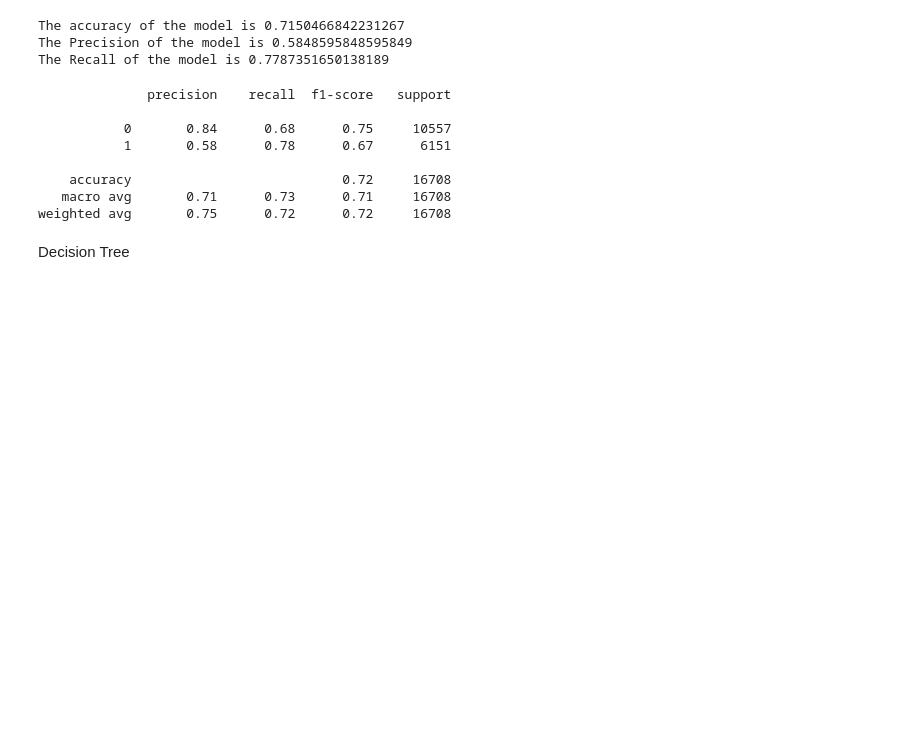
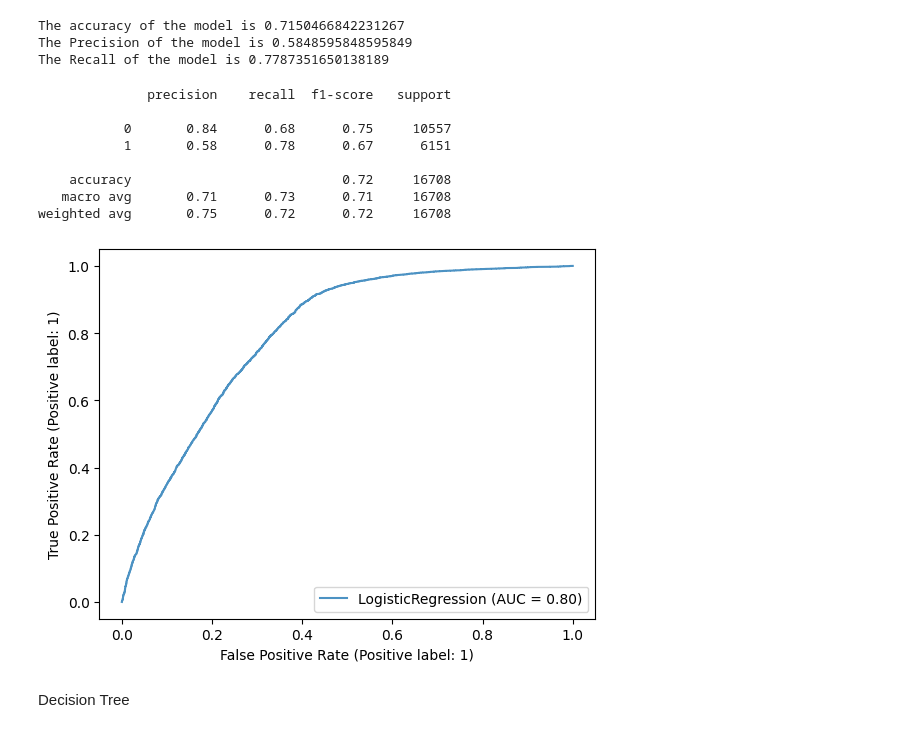
Before and after one commit to Renga1999/Data_Mining_Project_Body_Signal_due_to_smoking, a Jupyter notebook: Team2_python_project.ipynb, the cells around one changed output. Drawn from its saved outputs; the diff is of its cells as text; code cells hidden in the pictures; blank space fills up the shorter version.

```diff
--- a/Team2_python_project.ipynb
+++ b/Team2_python_project.ipynb
@@ -440,6 +443,12 @@ print(classification_report(y_test, y_pred))
     accuracy                           0.72     16708
    macro avg       0.71      0.73      0.71     16708
 weighted avg       0.75      0.72      0.72     16708
+# %%
+disp = RocCurveDisplay.from_estimator(model, X_test, y_test, alpha=0.8)
+
+plt.show()
+# %% [output]
+[figure, added]
 # %% [markdown]
 Decision Tree
 # %%
```
Also changed, not shown: parts of 16 cells of this notebook.
